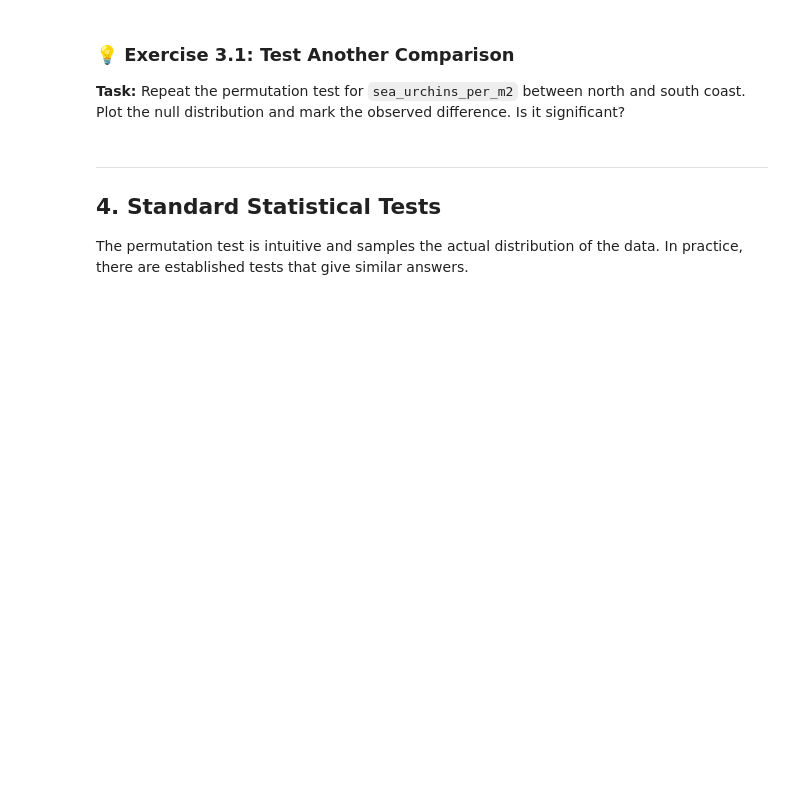
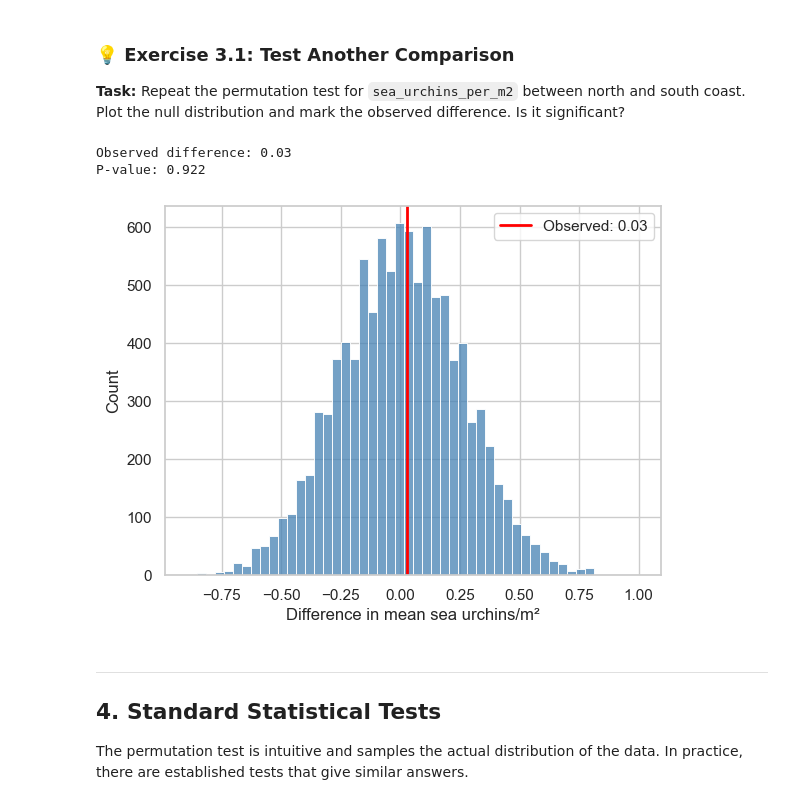
Before and after one commit to cgenomicslab/imbb-data-analysis, a Jupyter notebook: week1/day3_statistics_pvalue.ipynb, the cells around one changed output. Drawn from its saved outputs; the diff is of its cells as text; code cells hidden in the pictures; blank space fills up the shorter version.

```diff
--- a/week1/day3_statistics_pvalue.ipynb
+++ b/week1/day3_statistics_pvalue.ipynb
@@ -238,6 +385,46 @@ It does not prove the difference is real — it says it would be surprising if i
 ### 💡 Exercise 3.1: Test Another Comparison
 
 **Task:** Repeat the permutation test for `sea_urchins_per_m2` between north and south coast. Plot the null distribution and mark the observed difference. Is it significant?
+# %%
+# Try it here
+
+# Get sea urchin data for each coast
+north_urchins = list(north['sea_urchins_per_m2'])
+south_urchins = list(south['sea_urchins_per_m2'])
+
+observed_urchin_diff = mean(north_urchins) - mean(south_urchins)
+print("Observed difference:", round(observed_urchin_diff, 2))
+
+# Permutation test
+all_urchins = north_urchins + south_urchins
+n_north_u = len(north_urchins)
+shuffled_urchin_diffs = []
+
+for i in range(10000):
+    shuffled = random.sample(all_urchins, 71)
+    diff = mean(shuffled[0:41]) - mean(shuffled[41:])
+    shuffled_urchin_diffs.append(diff)
+
+# P-value
+count = 0
+for d in shuffled_urchin_diffs:
+    if abs(d) >= abs(observed_urchin_diff):
+        count = count + 1
+
+p = count / 10000
+print("P-value:", p)
+
+# Plot
+sns.histplot(shuffled_urchin_diffs, bins=50, color='steelblue')
+plt.axvline(observed_urchin_diff, color='red', linewidth=2,
+            label='Observed: ' + str(round(observed_urchin_diff, 2)))
+plt.xlabel('Difference in mean sea urchins/m²')
+plt.legend()
+plt.show()
+# %% [output]
+Observed difference: 0.03
+P-value: 0.922
+[figure, added]
 # %%
 # Get sea urchin data for each coast
 # %%
```
Also changed, not shown: parts of 48 cells of this notebook, 6 other files.
